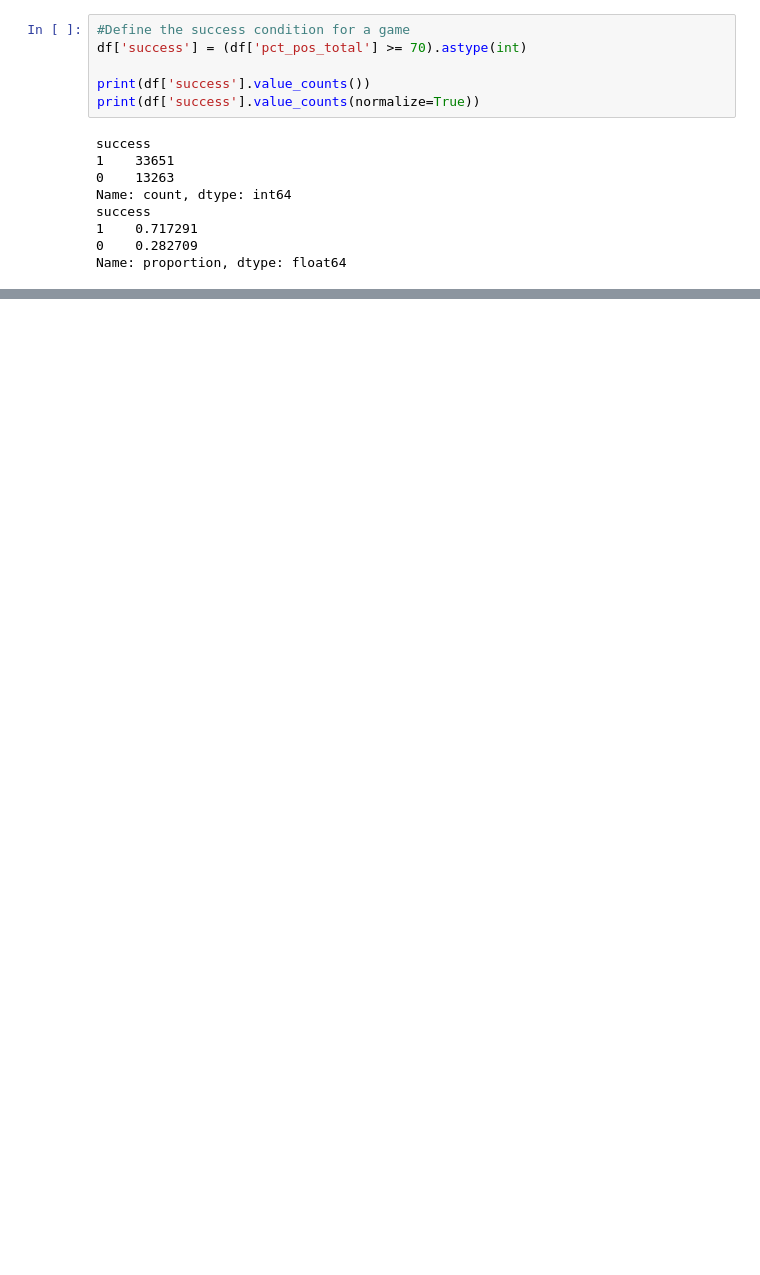
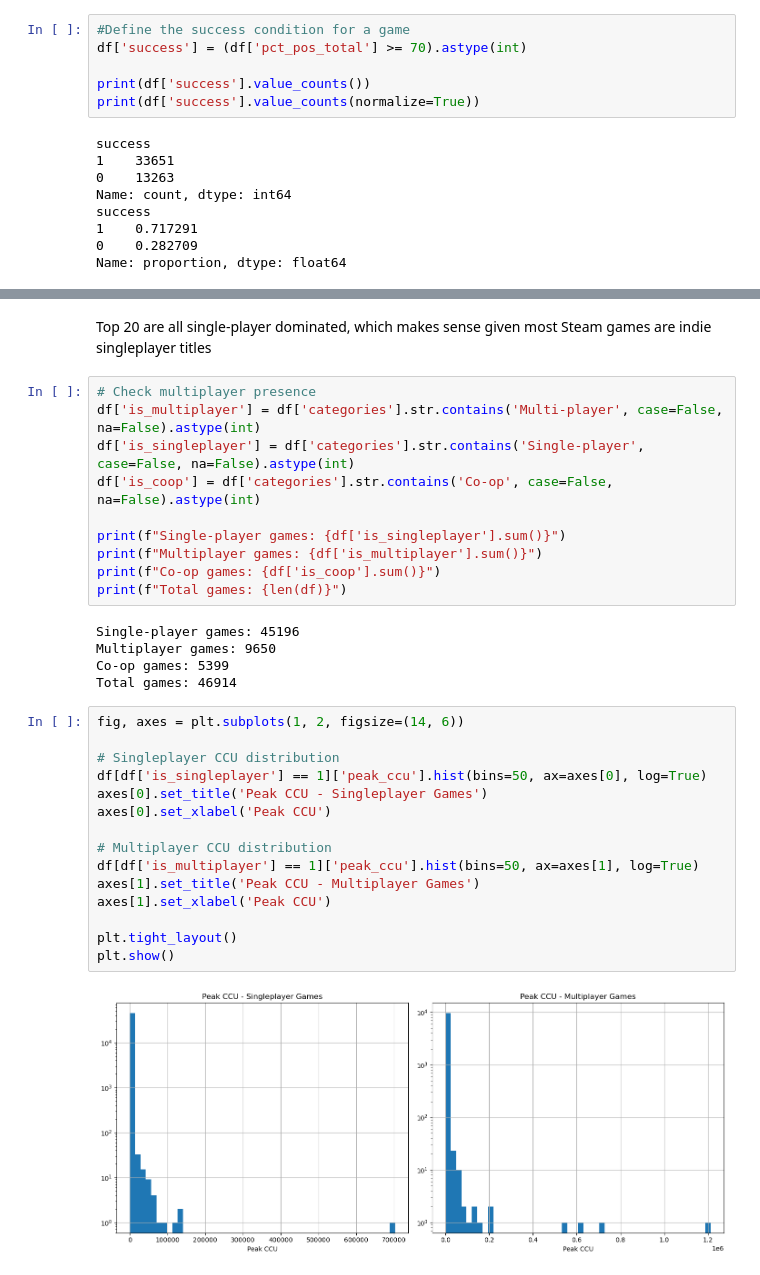
Before and after one commit to AhmadBeyruni299/steam-game-success-predictor, a Jupyter notebook: Untitled.ipynb, the cells around one changed output, grey strips where cells are left out. Drawn from its saved outputs; the diff is of its cells as text; blank space fills up the shorter version.

```diff
--- a/Untitled.ipynb
+++ b/Untitled.ipynb
@@ -166,0 +267,34 @@ Name: proportion, dtype: float64
+# %% [markdown]
+Top 20 are all single-player dominated, which makes sense given most Steam games are indie singleplayer titles
+# %%
+# Check multiplayer presence
+df['is_multiplayer'] = df['categories'].str.contains('Multi-player', case=False, na=False).astype(int)
+df['is_singleplayer'] = df['categories'].str.contains('Single-player', case=False, na=False).astype(int)
+df['is_coop'] = df['categories'].str.contains('Co-op', case=False, na=False).astype(int)
+
+print(f"Single-player games: {df['is_singleplayer'].sum()}")
+print(f"Multiplayer games: {df['is_multiplayer'].sum()}")
+print(f"Co-op games: {df['is_coop'].sum()}")
+print(f"Total games: {len(df)}")
+# %% [output]
+Single-player games: 45196
+Multiplayer games: 9650
+Co-op games: 5399
+Total games: 46914
+# %%
+fig, axes = plt.subplots(1, 2, figsize=(14, 6))
+
+# Singleplayer CCU distribution
+df[df['is_singleplayer'] == 1]['peak_ccu'].hist(bins=50, ax=axes[0], log=True)
+axes[0].set_title('Peak CCU - Singleplayer Games')
+axes[0].set_xlabel('Peak CCU')
+
+# Multiplayer CCU distribution
+df[df['is_multiplayer'] == 1]['peak_ccu'].hist(bins=50, ax=axes[1], log=True)
+axes[1].set_title('Peak CCU - Multiplayer Games')
+axes[1].set_xlabel('Peak CCU')
+
+plt.tight_layout()
+plt.show()
+# %% [output]
+[figure, added]
```
Also changed, not shown: parts of 36 cells of this notebook.
